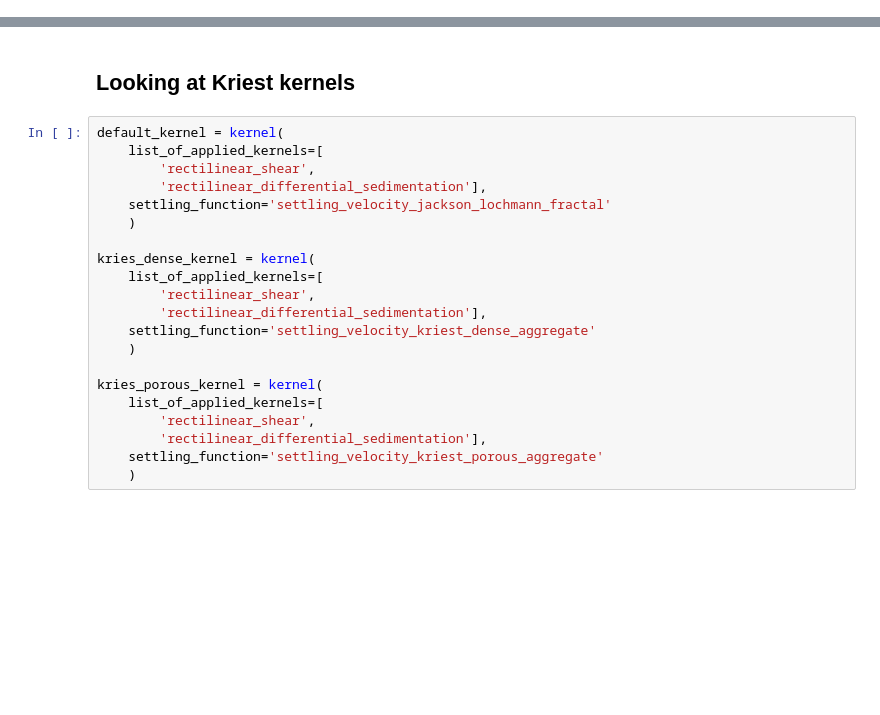
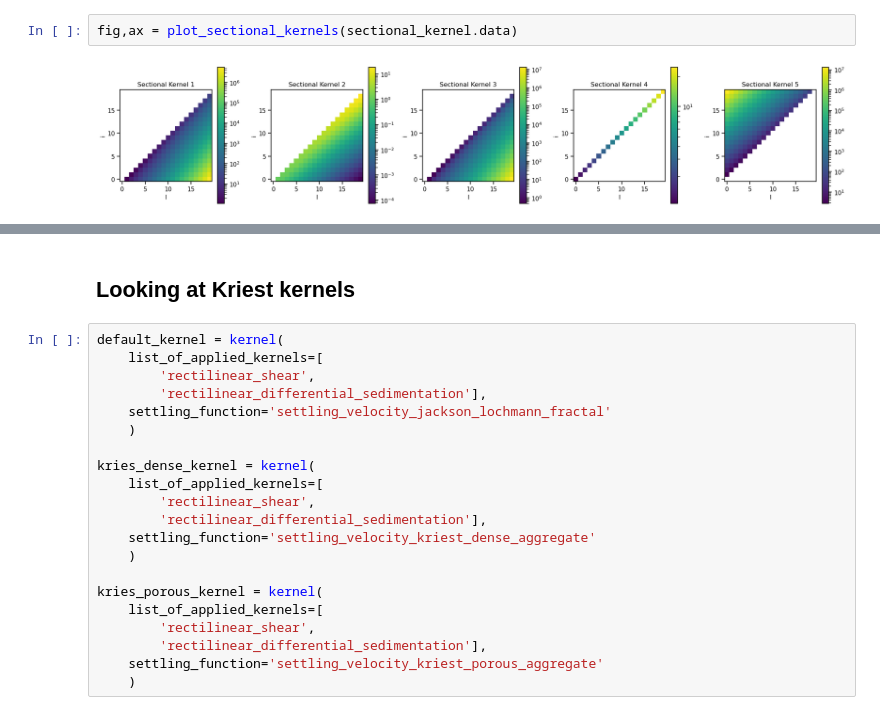
Before and after one commit to 465b/particle_aggregation_model, a Jupyter notebook: running_and_visualizing_experiments.ipynb, the cells around one changed output, grey strips where cells are left out. Cells and saved outputs as stored; diff of their text form; blank space fills up the shorter version.

```diff
--- a/running_and_visualizing_experiments.ipynb
+++ b/running_and_visualizing_experiments.ipynb
@@ -10,0 +58,4 @@ sns.set_context('notebook')
+# %%
+fig,ax = plot_sectional_kernels(sectional_kernel.data)
+# %% [output]
+[figure, added]
```
Also changed, not shown: parts of 23 cells of this notebook, 5 other files.
